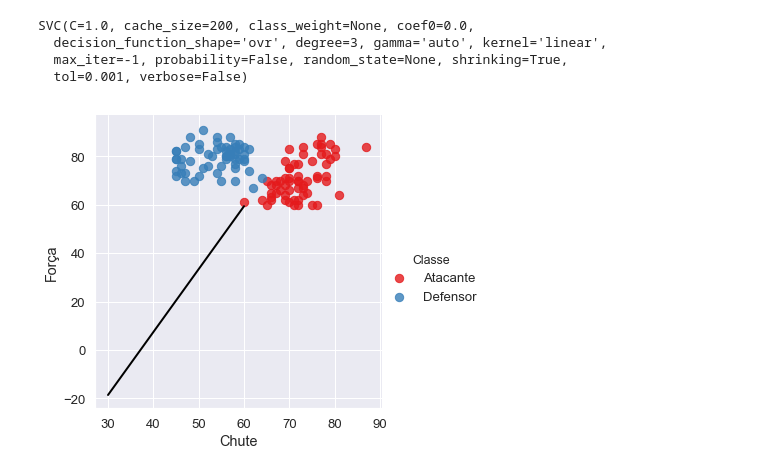
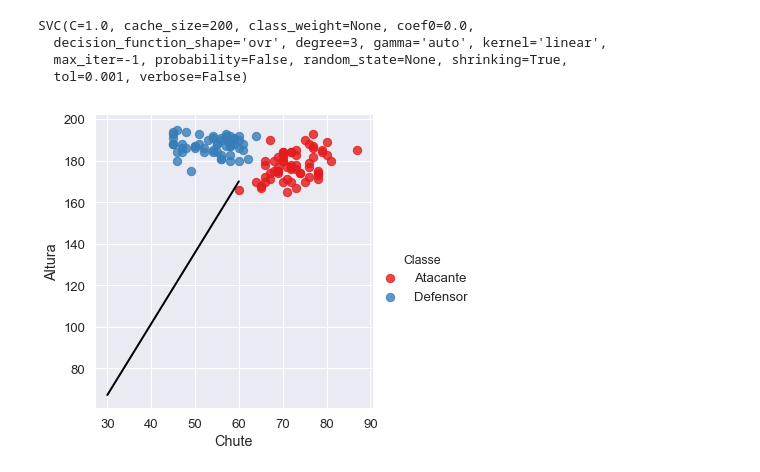
Before and after one commit to josegpl/svm-soccer-players, a Jupyter notebook: Untitled.ipynb, the cells around one changed output. Drawn from its saved outputs; the diff is of its cells as text; code cells hidden in the pictures.

```diff
--- a/Untitled.ipynb
+++ b/Untitled.ipynb
@@ -35,7 +35,7 @@ sns.lmplot('Chute', 'Força', data=players, hue='Classe',
 # %%
 # Specify inputs for the model
 # ingredients = recipes[['Flour', 'Milk', 'Sugar', 'Butter', 'Egg', 'Baking Powder', 'Vanilla', 'Salt']].as_matrix()
-charac = players[['Chute','Força']].as_matrix()
+charac = players[['Chute','Altura']].as_matrix()
 class_label = np.where(players['Classe']== 'Atacante', 0, 1)
 
 # Feature names
@@ -74,7 +74,7 @@ b = model.support_vectors_[-1]
 yy_up = a * xx + (b[1] - a * b[0])
 # %%
 # Plot the hyperplane
-sns.lmplot('Chute', 'Força', data=players, hue='Classe', palette='Set1', fit_reg=False, scatter_kws={"s": 70})
+sns.lmplot('Chute', 'Altura', data=players, hue='Classe', palette='Set1', fit_reg=False, scatter_kws={"s": 70})
 plt.plot(xx, yy, linewidth=2, color='black');
 # %% [output]
-[figure, old version]
+[figure, new version]
```
Also changed, not shown: parts of 4 cells of this notebook.
